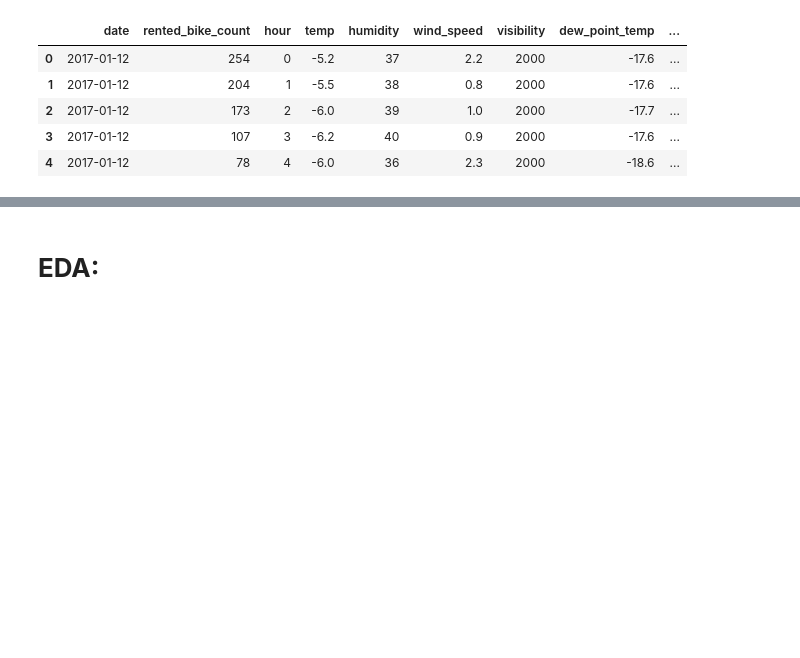
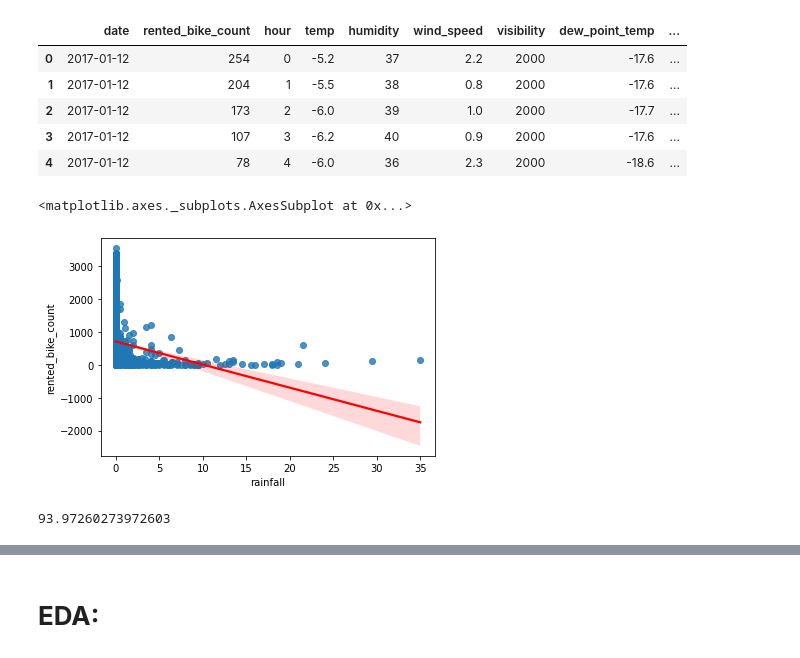
Before and after one commit to VaibhavBhusawale/-Bike-Sharing-Demand-Prediction, a Jupyter notebook: Bike_Sharing_Demand_Prediction_Capstone_Project_(Shaloy,_Smriti,_Vaibhav).ipynb, the cells around one changed output, grey strips where cells are left out. Saved outputs shown, nothing was run; the diff lists cells and outputs as text; code cells hidden in the pictures; blank space fills up the shorter version.

```diff
--- a/Bike_Sharing_Demand_Prediction_Capstone_Project_(Shaloy,_Smriti,_Vaibhav).ipynb
+++ b/Bike_Sharing_Demand_Prediction_Capstone_Project_(Shaloy,_Smriti,_Vaibhav).ipynb
@@ -277,3 +322,12 @@ df.head()
 | 2 | 2017-01-12 | 173 | 2 | -6.0 | 39 | 1.0 | 2000 | -17.7 | ... |
 | 3 | 2017-01-12 | 107 | 3 | -6.2 | 40 | 0.9 | 2000 | -17.6 | ... |
 | 4 | 2017-01-12 | 78 | 4 | -6.0 | 36 | 2.3 | 2000 | -18.6 | ... |
+# %%
+sns.regplot(x=df['rainfall'],y=df["rented_bike_count"],line_kws={"color": "r"})
+# %% [output]
+<matplotlib.axes._subplots.AxesSubplot at 0x...>
+[figure, added]
+# %%
+df[df['rainfall']==0].shape[0]/8760*100
+# %% [output]
+93.97260273972603
```
Also changed, not shown: parts of 45 cells of this notebook.
